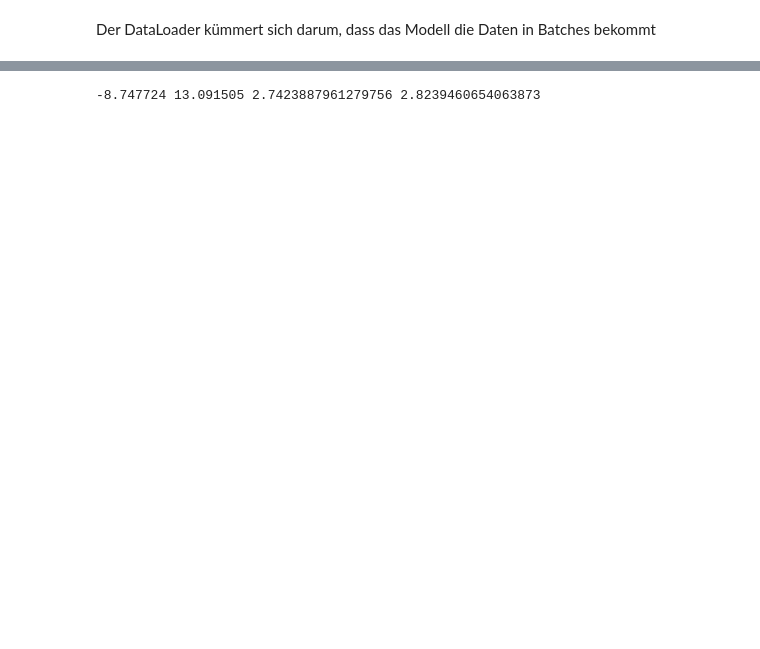
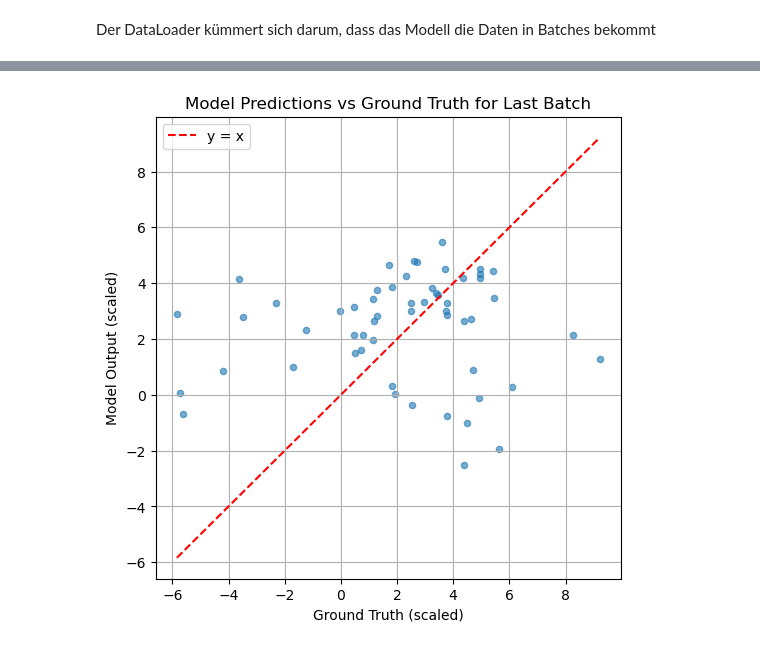
Before and after one commit to s-juross/projekt_genomforschung, a Jupyter notebook: attention-based-fusion.ipynb, the cells around one changed output, grey strips where cells are left out. Saved outputs shown, nothing was run; the diff lists cells and outputs as text; code cells hidden in the pictures; blank space fills up the shorter version.

```diff
--- a/attention-based-fusion.ipynb
+++ b/attention-based-fusion.ipynb
@@ -432,4 +366,16 @@ Best model in epoch 1 with Val RMSE: 2.9323
-# %%
-print(df['LN_IC50'].min(), df['LN_IC50'].max(), df['LN_IC50'].mean(), df['LN_IC50'].std())
-# %% [output]
--8.747724 13.091505 2.7423887961279756 2.8239460654063873
+# %%
+preds = predictions.detach().cpu().numpy()
+targets = batch_y.detach().cpu().numpy()
+
+plt.figure(figsize=(6, 6))
+plt.scatter(targets, preds, alpha=0.6, s=20)
+lims = [min(targets.min(), preds.min()), max(targets.max(), preds.max())]
+plt.plot(lims, lims, 'r--', label='y = x')
+plt.xlabel('Ground Truth (scaled)')
+plt.ylabel('Model Output (scaled)')
+plt.title('Model Predictions vs Ground Truth for Last Batch')
+plt.legend()
+plt.grid(True)
+plt.show()
+# %% [output]
+[figure, added]
```
Also changed, not shown: parts of 15 cells of this notebook, 1 other file.
